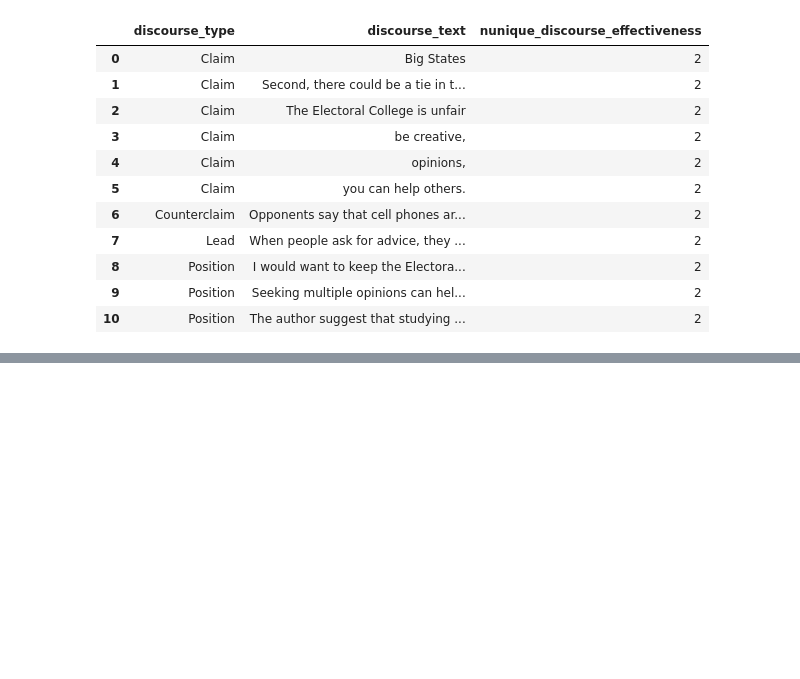
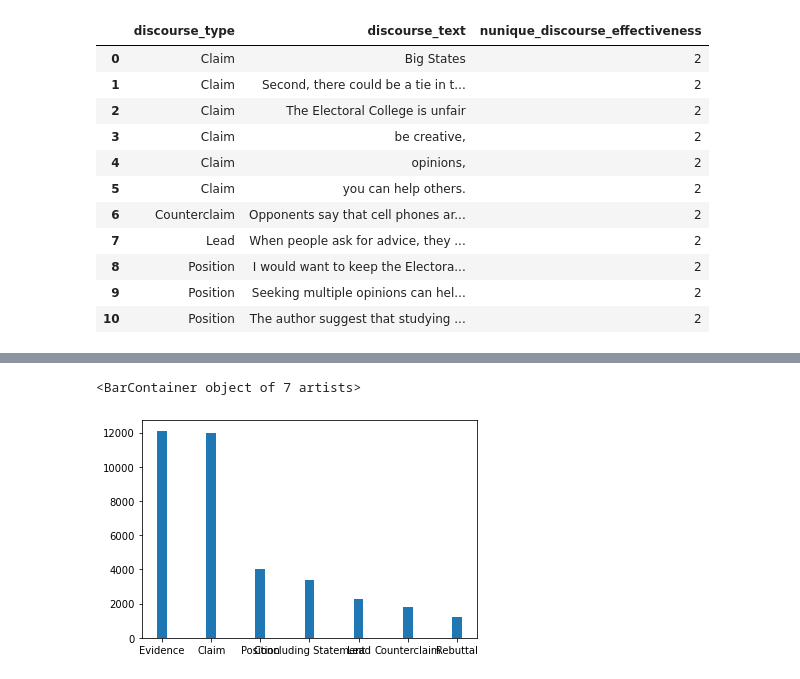
Before and after one commit to HieuNgoUIT/FeedBack_PEA, a Jupyter notebook: notebooks/eda.ipynb, the cells around one changed output, grey strips where cells are left out. Cells and saved outputs as stored; diff of their text form; code cells hidden in the pictures; blank space fills up the shorter version.

```diff
--- a/notebooks/eda.ipynb
+++ b/notebooks/eda.ipynb
@@ -122,0 +126,8 @@ duplicates
+# %%
+x = df.discourse_type.value_counts().index
+y = df.discourse_type.value_counts().values
+# %%
+plt.bar(x,y, width = 0.4)
+# %% [output]
+<BarContainer object of 7 artists>
+[figure, added]
```
Also changed, not shown: parts of 2 cells of this notebook.
